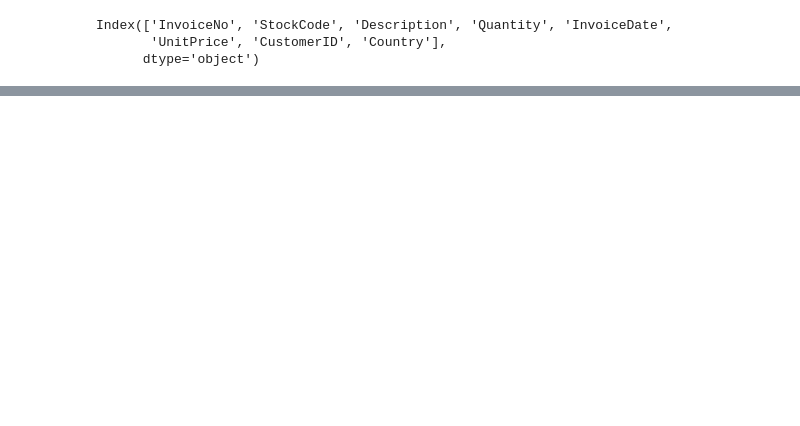
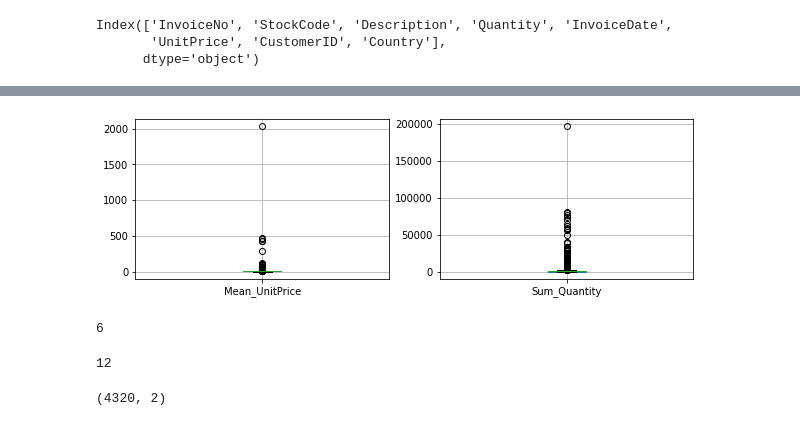
Before and after one commit to prabirdeb/Customer-Segmentation, a Jupyter notebook: Online_Retail_Customer_Segmentation.ipynb, the cells around one changed output, grey strips where cells are left out. Cells and saved outputs as stored; diff of their text form; code cells hidden in the pictures; blank space fills up the shorter version.

```diff
--- a/Online_Retail_Customer_Segmentation.ipynb
+++ b/Online_Retail_Customer_Segmentation.ipynb
@@ -221,0 +295,4 @@ While, we are finding out the **general formula** from the experiences, we shoul
+# %%
+# Checking is there any experience with cancelled order
+customer_df_clean['InvoiceNo'] = customer_df_clean['InvoiceNo'].astype('str')
+np.unique(customer_df_clean['InvoiceNo'].str.contains('C'))
@@ -221,0 +353,7 @@ While, we are finding out the **general formula** from the experiences, we shoul
+# %%
+customer_df_clean=customer_df_clean.groupby('CustomerID').agg({'UnitPrice':'mean', 'Quantity':'sum'}).reset_index()
+# %%
+customer_df_clean.drop(['CustomerID'], axis=1, inplace=True)
+# %%
+customer_df_clean.rename(columns={'UnitPrice': 'Mean_UnitPrice',
+                         'Quantity': 'Sum_Quantity'}, inplace=True)
@@ -221,0 +391,17 @@ While, we are finding out the **general formula** from the experiences, we shoul
+# %%
+# Checking outliers
+fig = plt.figure(figsize=(10, 10))
+a=1
+for col in customer_df_clean.columns:
+  plt.subplot(3,2, a)
+  ax = fig.gca()
+  customer_df_clean.boxplot(column = col, ax = ax)
+  ax.set_title('');
+  a=a+1
+plt.show()
+# %% [output]
+[figure, added]
+# %%
+len(customer_df_clean[customer_df_clean['Mean_UnitPrice'] > 250])
+# %% [output]
+6
@@ -221,0 +411,4 @@ While, we are finding out the **general formula** from the experiences, we shoul
+# %%
+len(customer_df_clean[customer_df_clean['Sum_Quantity'] > 50000])
+# %% [output]
+12
@@ -221,0 +418,4 @@ While, we are finding out the **general formula** from the experiences, we shoul
+# %%
+customer_df_clean.shape
+# %% [output]
+(4320, 2)
```
Also changed, not shown: parts of 88 cells of this notebook.
